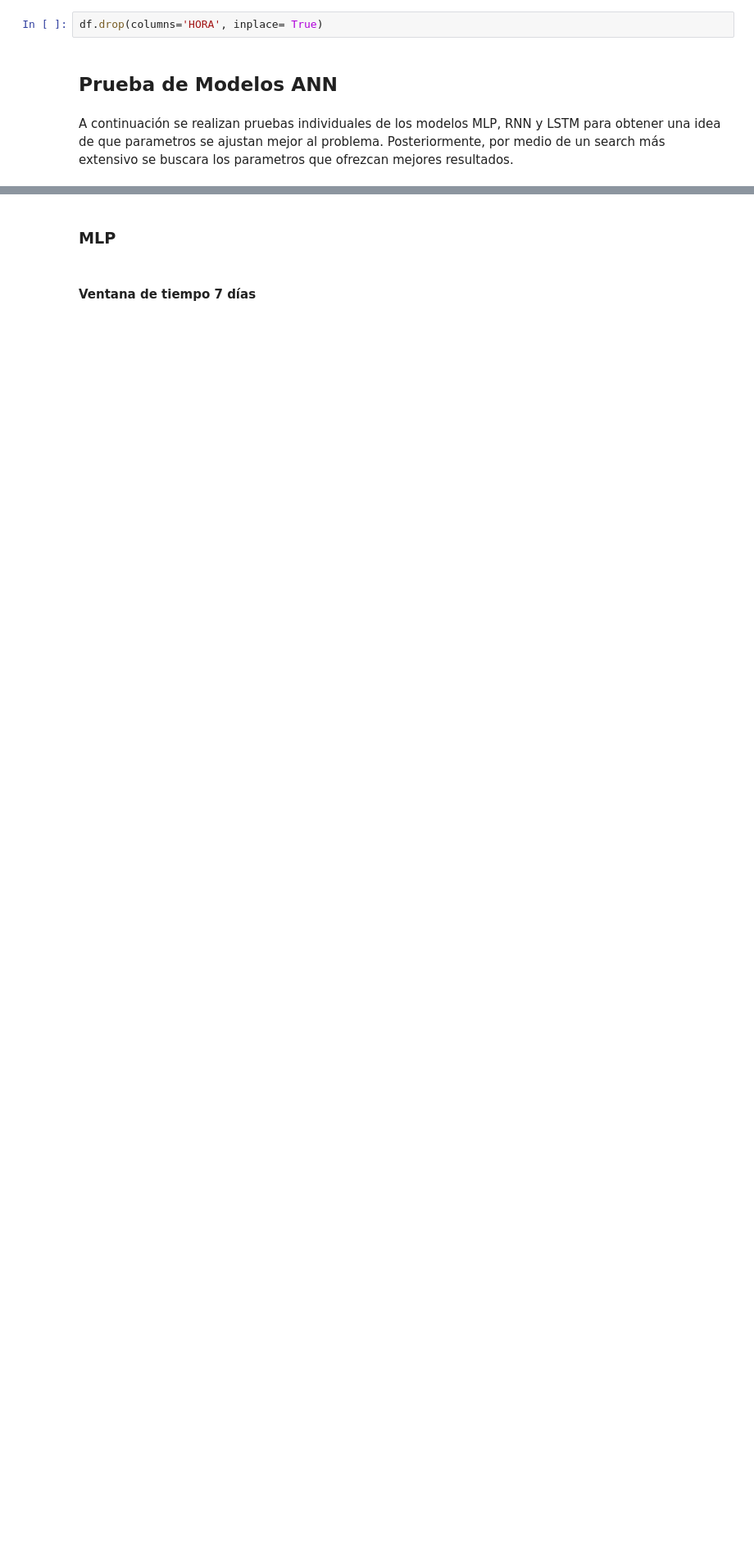
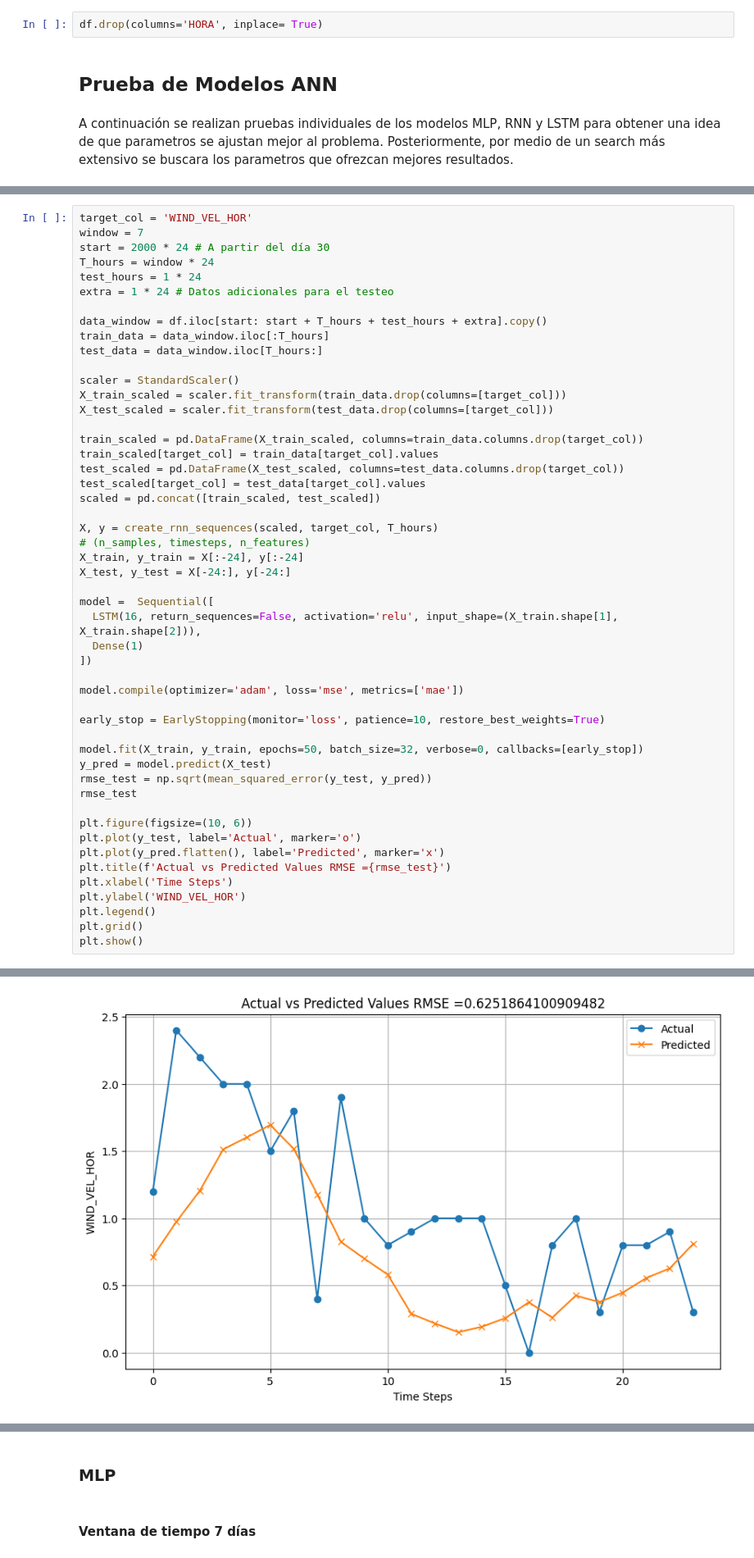
Before and after one commit to Ancorreapacheco/ml_final, a Jupyter notebook: trabajo_final/WIND_REGRESION_ANN_PRUEBAS.ipynb, the cells around one changed output, grey strips where cells are left out. Shown at 82% size. Drawn from its saved outputs; the diff is of its cells as text; blank space fills up the shorter version.

```diff
--- a/trabajo_final/WIND_REGRESION_ANN_PRUEBAS.ipynb
+++ b/trabajo_final/WIND_REGRESION_ANN_PRUEBAS.ipynb
@@ -91,0 +104,51 @@ A continuación se realizan pruebas individuales de los modelos MLP, RNN y LSTM
+# %%
+target_col = 'WIND_VEL_HOR'
+window = 7
+start = 2000 * 24 # A partir del día 30
+T_hours = window * 24
+test_hours = 1 * 24
+extra = 1 * 24 # Datos adicionales para el testeo
+
+data_window = df.iloc[start: start + T_hours + test_hours + extra].copy()
+train_data = data_window.iloc[:T_hours]
+test_data = data_window.iloc[T_hours:]
+
+scaler = StandardScaler()
+X_train_scaled = scaler.fit_transform(train_data.drop(columns=[target_col]))
+X_test_scaled = scaler.fit_transform(test_data.drop(columns=[target_col]))
+
+train_scaled = pd.DataFrame(X_train_scaled, columns=train_data.columns.drop(target_col))
+train_scaled[target_col] = train_data[target_col].values
+test_scaled = pd.DataFrame(X_test_scaled, columns=test_data.columns.drop(target_col))
+test_scaled[target_col] = test_data[target_col].values
+scaled = pd.concat([train_scaled, test_scaled])
+
+X, y = create_rnn_sequences(scaled, target_col, T_hours)
+# (n_samples, timesteps, n_features)
+X_train, y_train = X[:-24], y[:-24]
+X_test, y_test = X[-24:], y[-24:]
+
+model =  Sequential([
+  LSTM(16, return_sequences=False, activation='relu', input_shape=(X_train.shape[1], X_train.shape[2])),
+  Dense(1)
+])
+
+model.compile(optimizer='adam', loss='mse', metrics=['mae'])
+
+early_stop = EarlyStopping(monitor='loss', patience=10, restore_best_weights=True)
+
+model.fit(X_train, y_train, epochs=50, batch_size=32, verbose=0, callbacks=[early_stop])
+y_pred = model.predict(X_test)
+rmse_test = np.sqrt(mean_squared_error(y_test, y_pred))
+rmse_test
+
+plt.figure(figsize=(10, 6))
+plt.plot(y_test, label='Actual', marker='o')
+plt.plot(y_pred.flatten(), label='Predicted', marker='x')
+plt.title(f'Actual vs Predicted Values RMSE ={rmse_test}')
+plt.xlabel('Time Steps')
+plt.ylabel('WIND_VEL_HOR')
+plt.legend()
+plt.grid()
+plt.show()
+# %% [output]
@@ -91,0 +157 @@ A continuación se realizan pruebas individuales de los modelos MLP, RNN y LSTM
+[figure, added]
```
Also changed, not shown: parts of 20 cells of this notebook, 10 other files.
